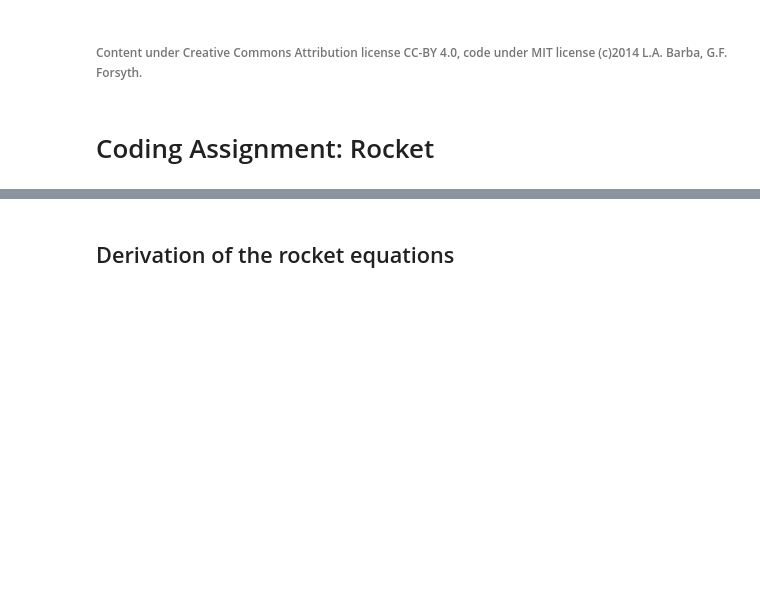
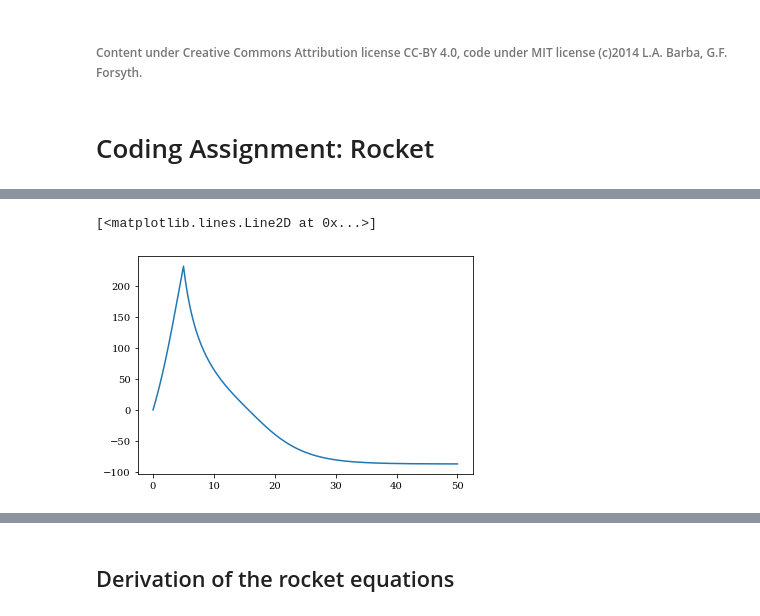
Before and after one commit to NoeDurandard/first_repo-1, a Jupyter notebook: numerical-mooc/working/01_phugoid/Rocket_Assignment.ipynb, the cells around one changed output, grey strips where cells are left out. Cells and saved outputs as stored; diff of their text form; code cells hidden in the pictures; blank space fills up the shorter version.

```diff
--- a/numerical-mooc/working/01_phugoid/Rocket_Assignment.ipynb
+++ b/numerical-mooc/working/01_phugoid/Rocket_Assignment.ipynb
@@ -67,0 +75,7 @@ To check your answers, you can register for [MAE 6286: Practical Numerical Metho
+# %%
+def rocket(u,ms,g,rho,A,ve,Cd,mp_rate):
+    v,mp,h=u
+    rocket=numpy.array([-g +(mp_rate*ve)/(ms+mp)-(rho*v*numpy.abs(v)*A*Cd)/(2*(ms+mp)),
+                       -mp_rate,
+                       v])
+    return rocket
@@ -67,0 +130,6 @@ To check your answers, you can register for [MAE 6286: Practical Numerical Metho
+# %%
+#computing the mass of remaining propellant at all time
+mp=numpy.ones(N)*mp0
+for n in range(1,N):
+    mp[n]=mp[n-1]-mp_rate[n-1]*dt
+print(mp_rate)
@@ -67,0 +154,9 @@ To check your answers, you can register for [MAE 6286: Practical Numerical Metho
+# %%
+#implementing the euler method for finding speed
+v=numpy.zeros(N)
+for n in range(1,N):
+    v[n]=v[n-1]+dt*(-g+mp_rate[n-1]*ve/(ms+mp[n-1])-rho*v[n-1]*numpy.sqrt(v[n-1]**2)*A*Cd/(2*(ms+mp[n-1])))
+pyplot.plot(t,v)
+# %% [output]
+[<matplotlib.lines.Line2D at 0x...>]
+[figure, added]
```
Also changed, not shown: parts of 12 cells of this notebook, 2 other files.
